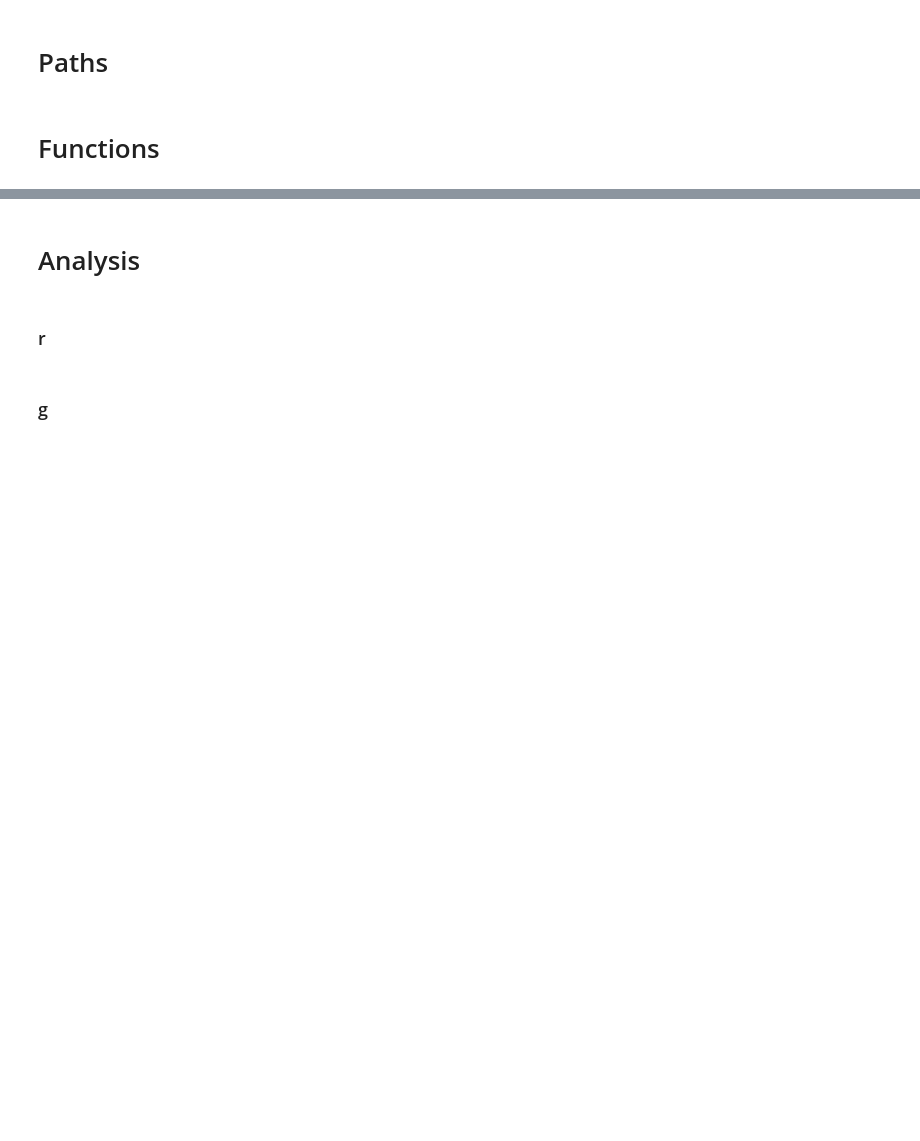
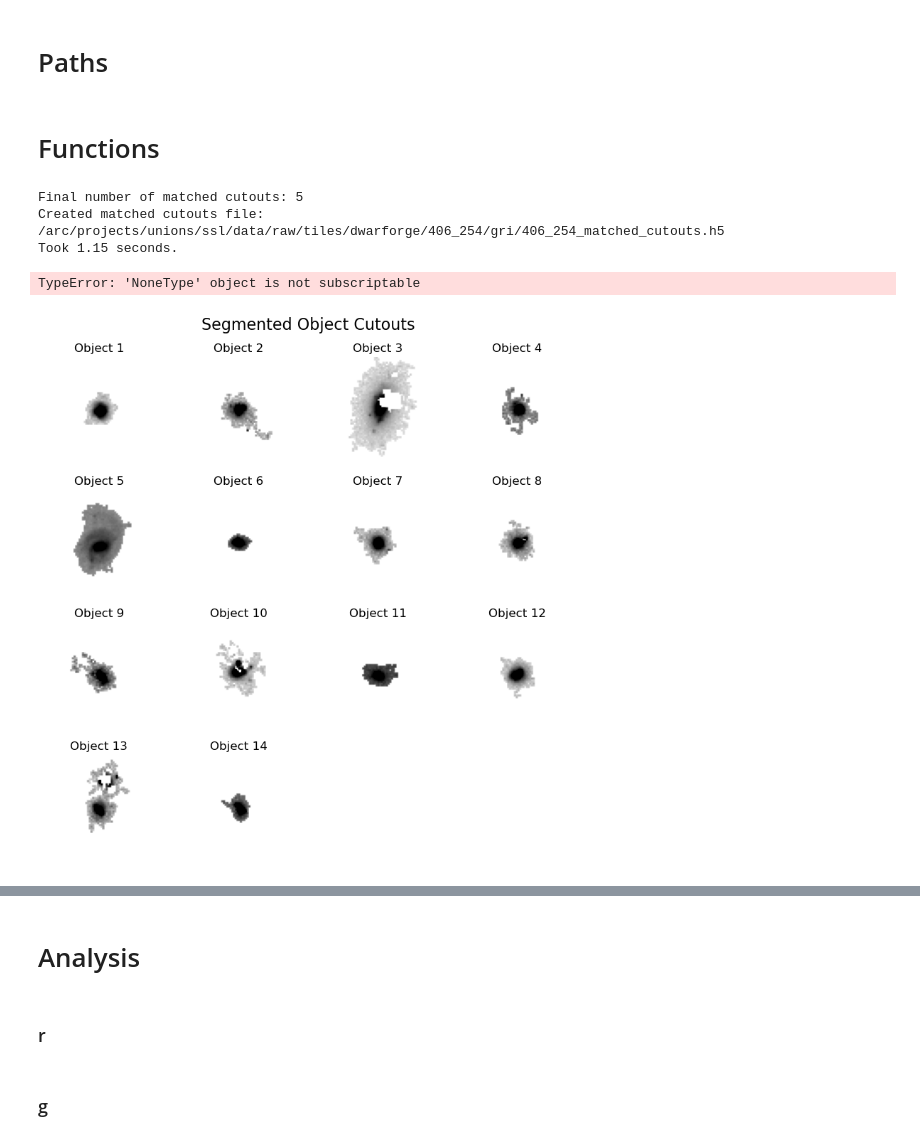
Before and after one commit to heesters-nick/DwarForge, a Jupyter notebook: notebooks/data_accretion.ipynb, the cells around one changed output, grey strips where cells are left out. Saved outputs shown, nothing was run; the diff lists cells and outputs as text; code cells hidden in the pictures; blank space fills up the shorter version.

```diff
--- a/notebooks/data_accretion.ipynb
+++ b/notebooks/data_accretion.ipynb
@@ -734,0 +850,19 @@ def plot_cutouts(cutouts, num_cutouts=9, figsize=(8, 8), percent=98.5):
+# %%
+start = time.time()
+fused_data = fuse_cutouts(data_dir, ['406_254'], band_dict, band_names=['whigs-g','cfis_lsb-r','ps-i'])
+print(f'Took {time.time()-start:.2f} seconds.')
+# %% [output]
+Final number of matched cutouts: 5
+Created matched cutouts file: /arc/projects/unions/ssl/data/raw/tiles/dwarforge/406_254/gri/406_254_matched_cutouts.h5
+Took 1.15 seconds.
+# %%
+cutouts_r = fused_data['406_254']['cutouts'][:,0,:]
+cutouts_g = fused_data['406_254']['cutouts'][:,1,:]
+cutouts_i = fused_data['406_254']['cutouts'][:,2,:]
+plot_cutouts(cutouts_r, num_cutouts=15)
+# %% [output]
+TypeError: 'NoneType' object is not subscriptable
+# %%
+plot_cutouts(cutouts_g, num_cutouts=15)
+# %% [output]
+[figure, added]
```
Also changed, not shown: parts of 15 cells of this notebook, 4 other files.
